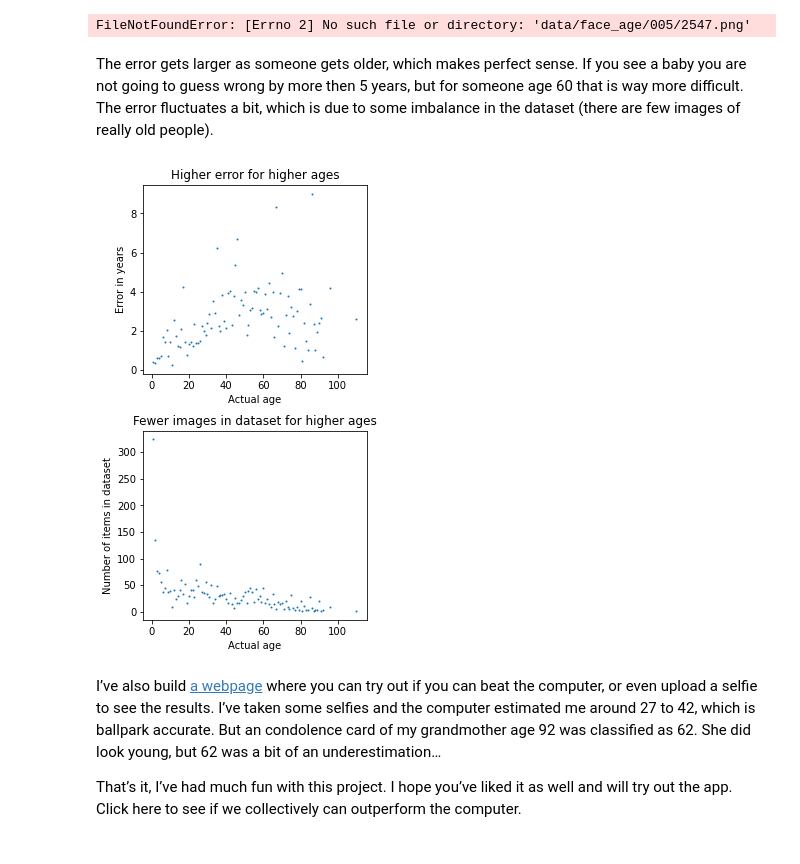
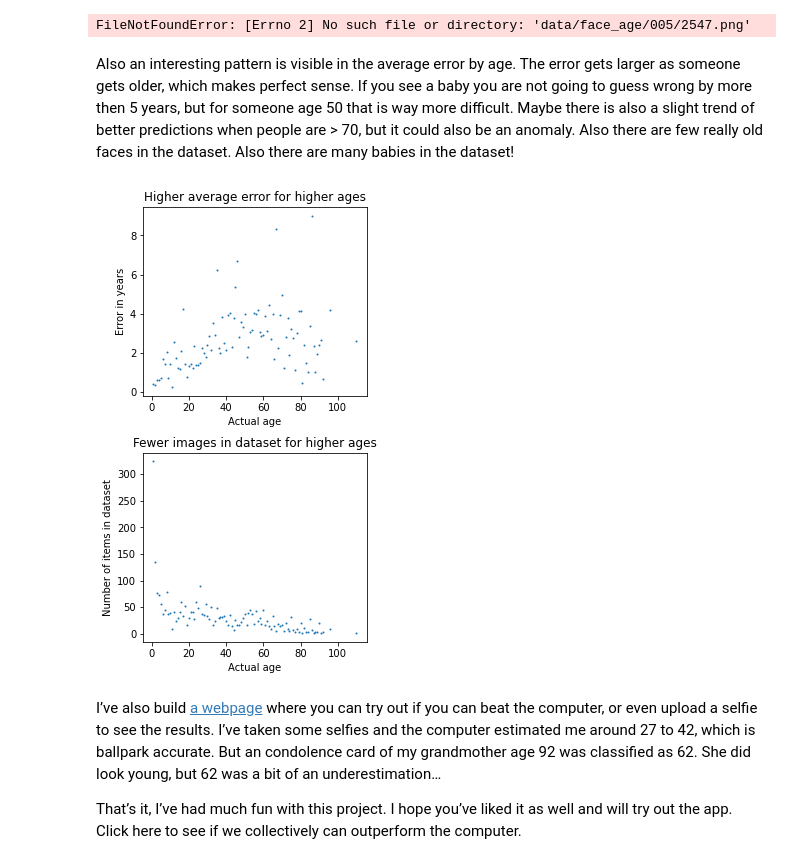
Before and after one commit to hamelsmu/blog-2, a Jupyter notebook: _notebooks/2020-11-15-age_pure_pytorch.ipynb, the cells around one changed output. Drawn from its saved outputs; the diff is of its cells as text; code cells hidden in the pictures.

```diff
--- a/_notebooks/2020-11-15-age_pure_pytorch.ipynb
+++ b/_notebooks/2020-11-15-age_pure_pytorch.ipynb
@@ -430,23 +426,23 @@ for f in rm:
 data/face_age/005/2547.png
 FileNotFoundError: [Errno 2] No such file or directory: 'data/face_age/005/2547.png'
 # %% [markdown]
-The error gets larger as someone gets older, which makes perfect sense. If you see a baby you are not going to guess wrong by more then 5 years, but for someone age 60 that is way more difficult. The error fluctuates a bit, which is due to some imbalance in the dataset (there are few images of really old people).
+Also an interesting pattern is visible in the average error by age. The error gets larger as someone gets older, which makes perfect sense. If you see a baby you are not going to guess wrong by more then 5 years, but for someone age 50 that is way more difficult. Maybe there is also a slight trend of better predictions when people are > 70, but it could also be an anomaly. Also there are few really old faces in the dataset. Also there are many babies in the dataset!
 # %%
 # hide_input
 
 group = df.groupby(['actual']).agg(['count','mean'])
 fig,ax = plt.subplots(2,1,figsize=(4,8))
 ax[0].scatter(group.index, group['loss']['mean'], s=1)
-ax[0].set_title('Higher error for higher ages')
+ax[0].set_title('Higher average error for higher ages')
 ax[1].scatter(group.index, group['loss']['count'], s=1)
 ax[1].set_title('Fewer images in dataset for higher ages')
 ax[0].set_xlabel("Actual age")
 ax[0].set_ylabel("Error in years")
 ax[1].set_ylabel("Number of items in dataset")
 ax[1].set_xlabel("Actual age");
 plt.subplots_adjust(wspace=0.2, hspace=0.3)
 # %% [output]
-[figure, old version]
+[figure, new version]
 # %%
 # hide
 # #launch tensorboard
```
Also changed, not shown: parts of 9 cells of this notebook.
